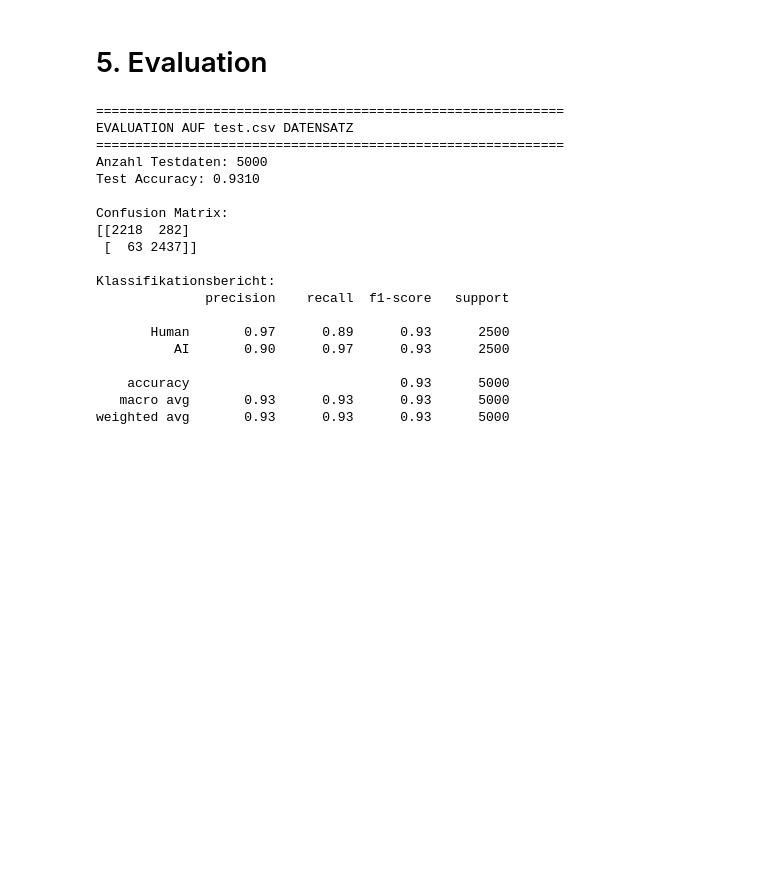
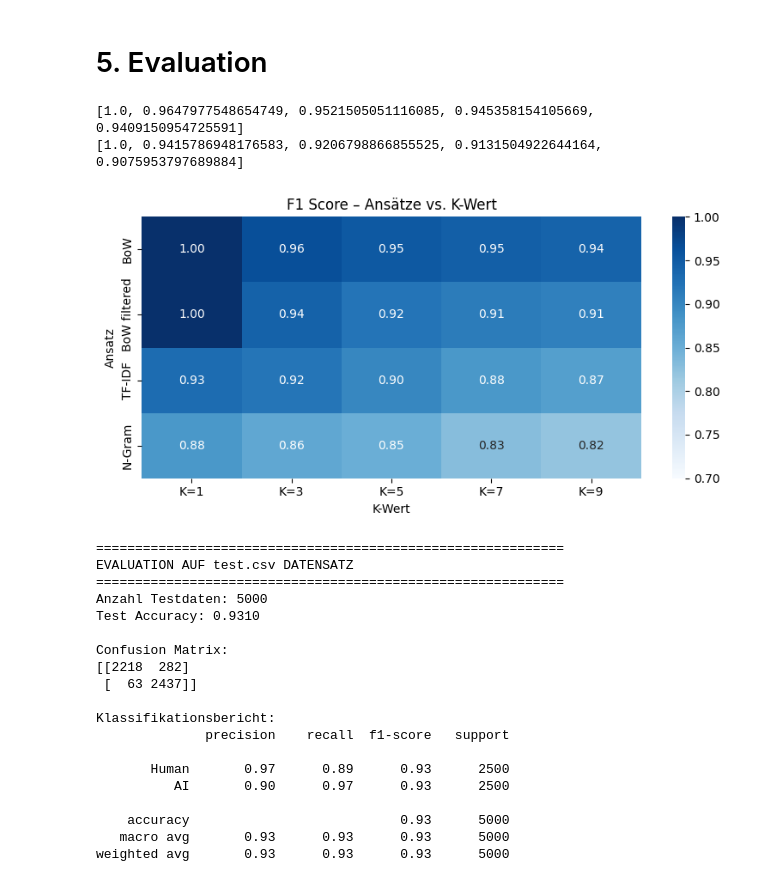
Before and after one commit to andreashubertus/DSundKI2, a Jupyter notebook: main.ipynb, the cells around one changed output. Saved outputs shown, nothing was run; the diff lists cells and outputs as text; code cells hidden in the pictures; blank space fills up the shorter version.

```diff
--- a/main.ipynb
+++ b/main.ipynb
@@ -560,41 +656,52 @@ Damit deutet sich an, dass die zusaetzlichen Bigramme und Trigramme fuer das KNN
 # %% [markdown]
 # 5. Evaluation
 # %%
-!python -m pip install seaborn
 import seaborn as sns
 import numpy as np
 
 
 
 k_values = [1, 3, 5, 7, 9]
-ansaetze = ['BoW', 'TF-IDF', 'N-Gram']
+ansaetze = ['BoW','BoW filtered', 'TF-IDF', 'N-Gram']
+
+
+f1_Bow = matrix_train[0]
+f1_Bow_filtered = matrix_train[1]
+
+print(f1_Bow)
+print(f1_Bow_filtered)
 
 # Füll das mit deinen echten F1-Scores:
 results = {
-    'BoW':    [0.91, 0.89, 0.87, 0.85, 0.84],
+    'BoW':    f1_Bow,
+    "BoW filtered": f1_Bow_filtered ,
     'TF-IDF': [0.93, 0.92, 0.90, 0.88, 0.87],
     'N-Gram': [0.88, 0.86, 0.85, 0.83, 0.82],
 }
 
 # Matrix aufbauen
 matrix = np.array([results[a] for a in ansaetze])
 
 plt.figure(figsize=(8, 4))
 sns.heatmap(
     matrix,
     annot=True,
     fmt='.2f',
     cmap='Blues',
     xticklabels=[f'K={k}' for k in k_values],
     yticklabels=ansaetze,
     vmin=0.7,   # Farbskala anpassen
     vmax=1.0
 )
-plt.title("F1 Score (weighted) – Ansätze vs. K-Wert")
+plt.title("F1 Score – Ansätze vs. K-Wert")
 plt.xlabel("K-Wert")
 plt.ylabel("Ansatz")
 plt.tight_layout()
 plt.show()
+# %% [output]
+[1.0, 0.9647977548654749, 0.9521505051116085, 0.945358154105669, 0.9409150954725591]
+[1.0, 0.9415786948176583, 0.9206798866855525, 0.9131504922644164, 0.9075953797689884]
+[figure, added]
 # %%
 best_k_index_bow = KNeighborsClassifier(n_neighbors=1)
 vectorizer_bow = CountVectorizer()
```
Also changed, not shown: parts of 10 cells of this notebook.
